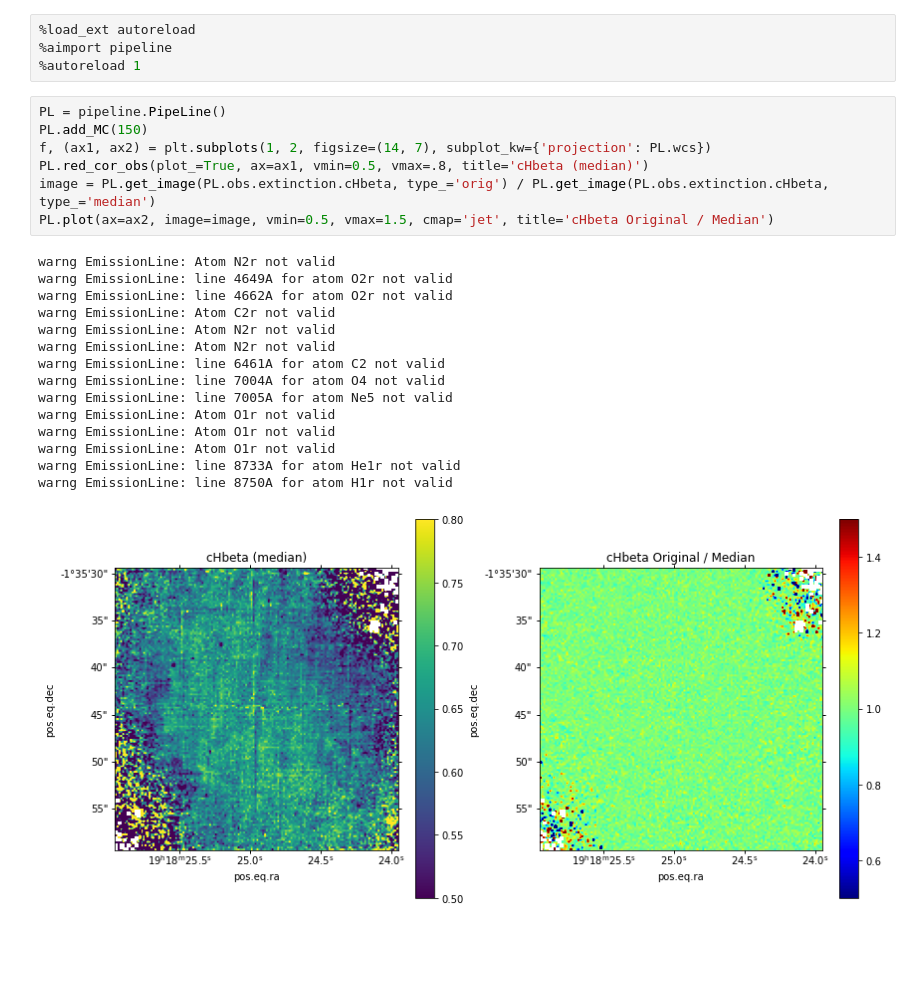
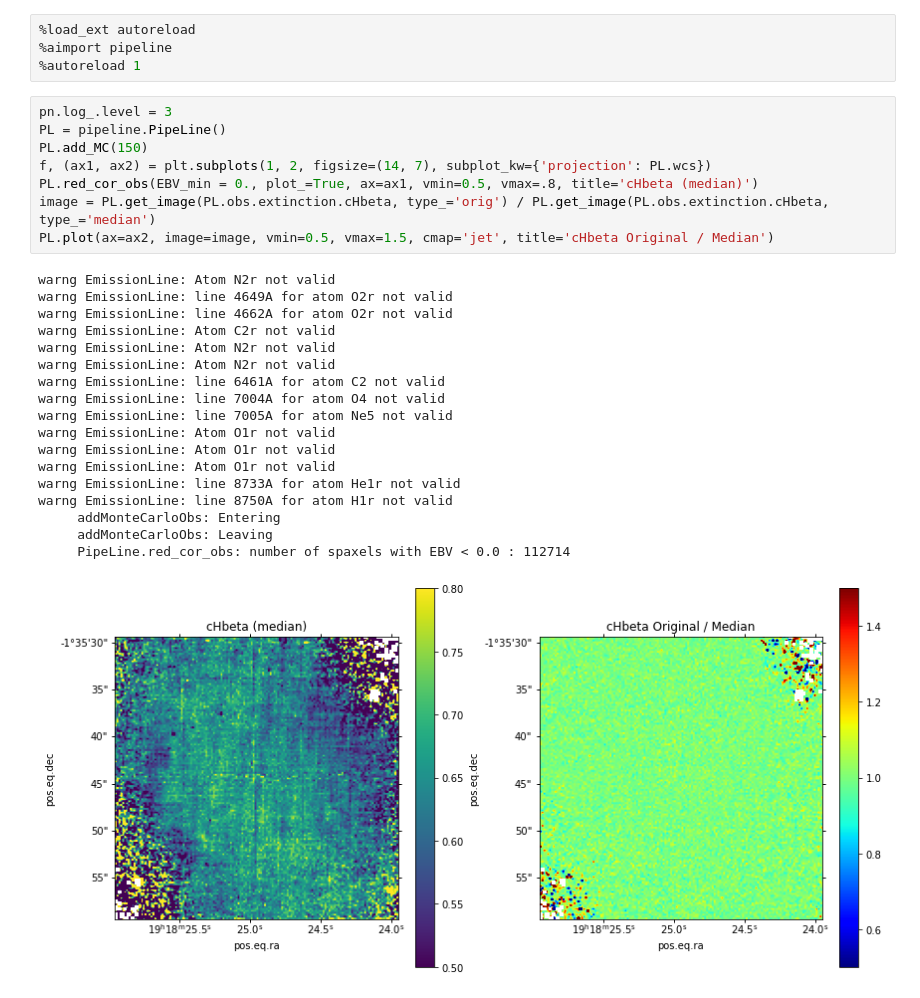
Before and after one commit to Morisset/MUSE_PNe, a Jupyter notebook: pipelineMC.ipynb, the cells around one changed output. Saved outputs shown, nothing was run; the diff lists cells and outputs as text; blank space fills up the shorter version.

```diff
--- a/pipelineMC.ipynb
+++ b/pipelineMC.ipynb
@@ -9,25 +9,29 @@ import pyneb as pn
 %aimport pipeline
 %autoreload 1
 # %%
+pn.log_.level = 3
 PL = pipeline.PipeLine()
 PL.add_MC(150)
 f, (ax1, ax2) = plt.subplots(1, 2, figsize=(14, 7), subplot_kw={'projection': PL.wcs})
-PL.red_cor_obs(plot_=True, ax=ax1, vmin=0.5, vmax=.8, title='cHbeta (median)')
+PL.red_cor_obs(EBV_min = 0., plot_=True, ax=ax1, vmin=0.5, vmax=.8, title='cHbeta (median)')
 image = PL.get_image(PL.obs.extinction.cHbeta, type_='orig') / PL.get_image(PL.obs.extinction.cHbeta, type_='median')
 PL.plot(ax=ax2, image=image, vmin=0.5, vmax=1.5, cmap='jet', title='cHbeta Original / Median')
 # %% [output]
 warng EmissionLine: Atom N2r not valid
 warng EmissionLine: line 4649A for atom O2r not valid
 warng EmissionLine: line 4662A for atom O2r not valid
 warng EmissionLine: Atom C2r not valid
 warng EmissionLine: Atom N2r not valid
 warng EmissionLine: Atom N2r not valid
 warng EmissionLine: line 6461A for atom C2 not valid
 warng EmissionLine: line 7004A for atom O4 not valid
 warng EmissionLine: line 7005A for atom Ne5 not valid
 warng EmissionLine: Atom O1r not valid
 warng EmissionLine: Atom O1r not valid
 warng EmissionLine: Atom O1r not valid
 warng EmissionLine: line 8733A for atom He1r not valid
 warng EmissionLine: line 8750A for atom H1r not valid
+     addMonteCarloObs: Entering
+     addMonteCarloObs: Leaving
+     PipeLine.red_cor_obs: number of spaxels with EBV < 0.0 : 112714
-[figure, old version]
+[figure, new version]
```
Also changed, not shown: parts of 9 cells of this notebook, 2 other files.
